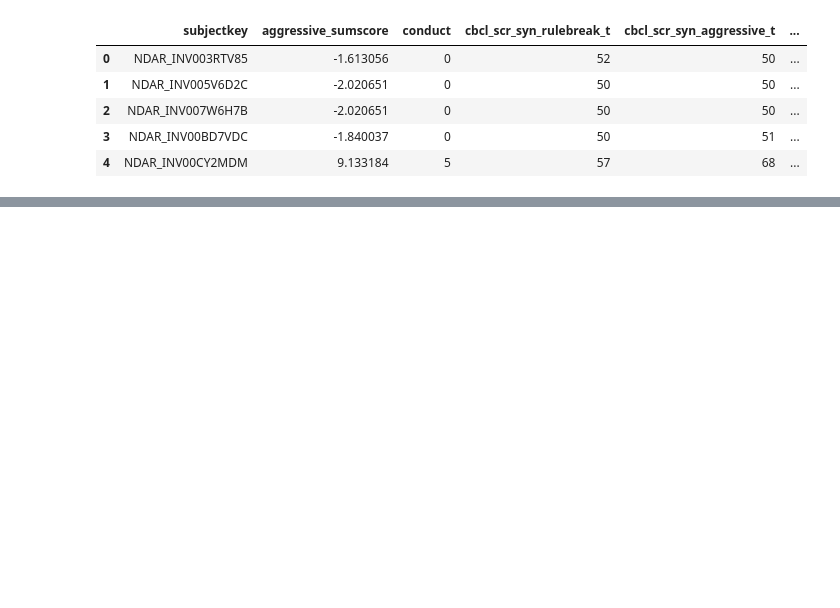
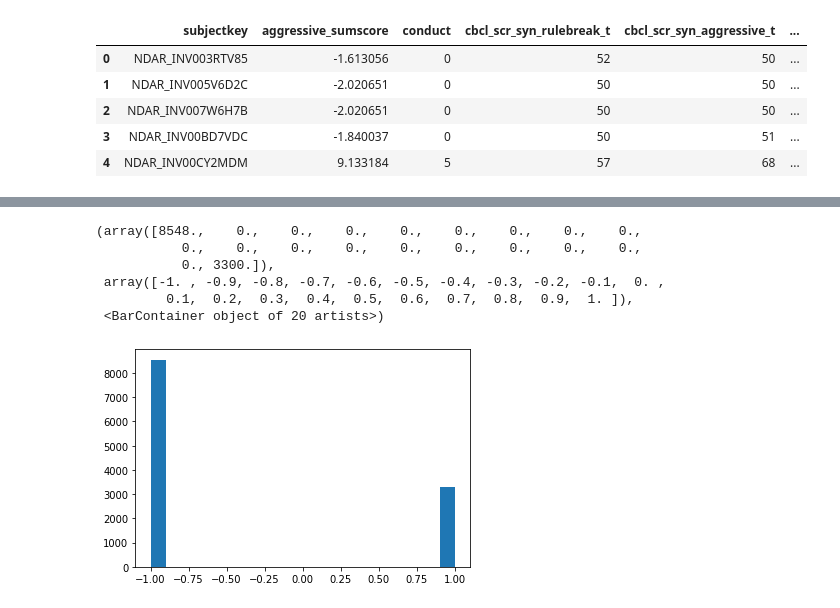
Before and after one commit to MARX1108/SocialBehav, a Jupyter notebook: Data Exploration.ipynb, the cells around one changed output, grey strips where cells are left out. Saved outputs shown, nothing was run; the diff lists cells and outputs as text; code cells hidden in the pictures; blank space fills up the shorter version.

```diff
--- a/Data Exploration.ipynb
+++ b/Data Exploration.ipynb
@@ -43,0 +343,14 @@ ag.head()
+# %%
+from sklearn import preprocessing
+d = preprocessing.normalize(np.array(df1['aggressive_sumscore']).reshape(-1, 1), norm='l2')
+#d = scaler.fit_transform(np.array(df1['aggressive_sumscore']).reshape(-1, 1))
+import matplotlib.pyplot as plt
+plt.hist(d, bins = 20)
+# %% [output]
+(array([8548.,    0.,    0.,    0.,    0.,    0.,    0.,    0.,    0.,
+           0.,    0.,    0.,    0.,    0.,    0.,    0.,    0.,    0.,
+           0., 3300.]),
+ array([-1. , -0.9, -0.8, -0.7, -0.6, -0.5, -0.4, -0.3, -0.2, -0.1,  0. ,
+         0.1,  0.2,  0.3,  0.4,  0.5,  0.6,  0.7,  0.8,  0.9,  1. ]),
+ <BarContainer object of 20 artists>)
+[figure, added]
```
Also changed, not shown: parts of 14 cells of this notebook, 1 other file.
